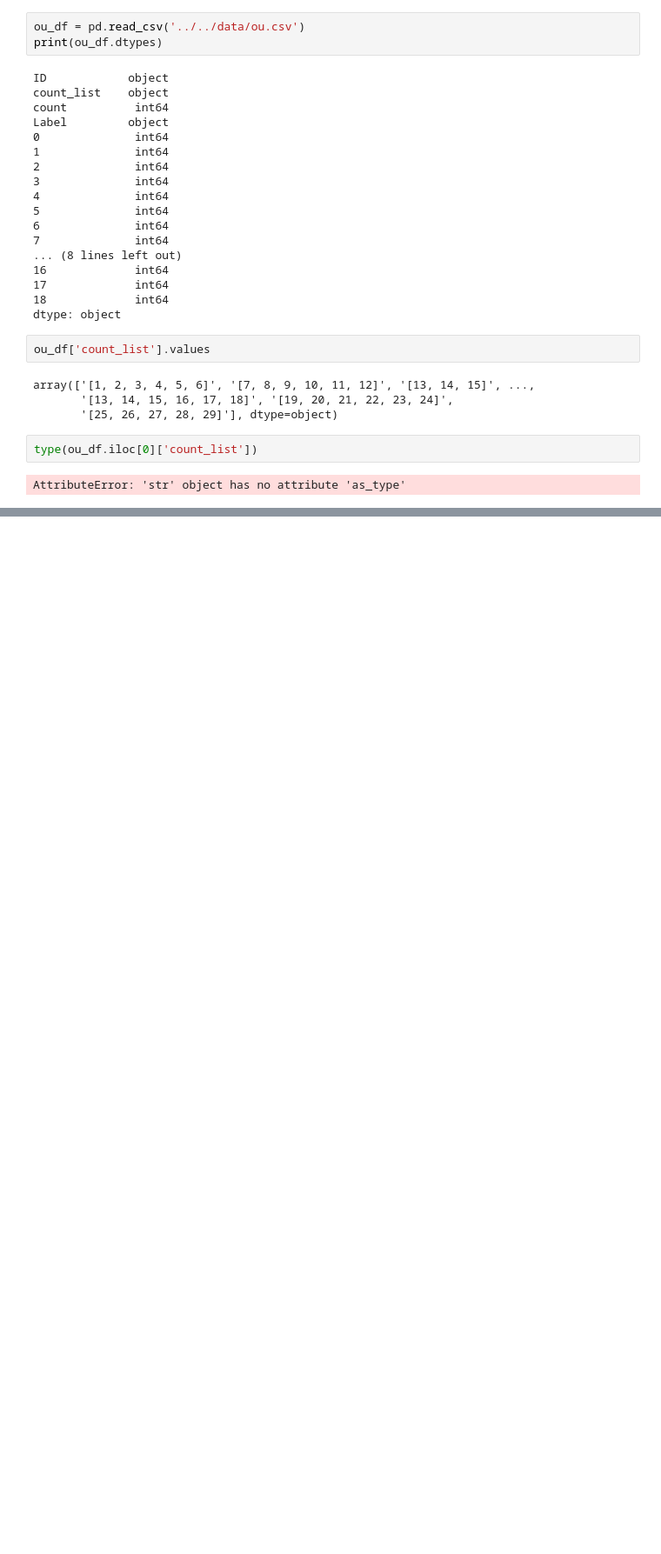
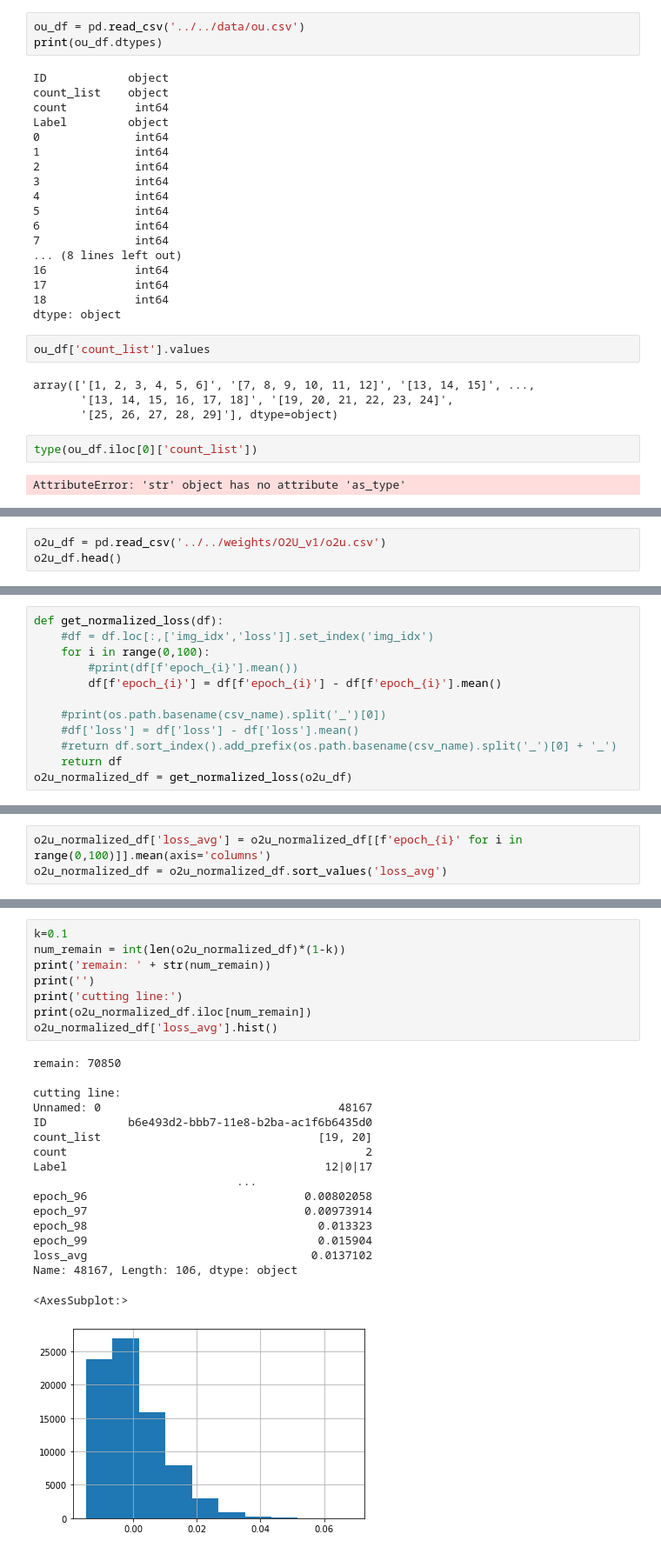
Before and after one commit to yuvaramsingh94/human_protein_atlas, a Jupyter notebook: code/notebook/o2u_analysis.ipynb, the cells around one changed output, grey strips where cells are left out. Shown at 87% size. Saved outputs shown, nothing was run; the diff lists cells and outputs as text; blank space fills up the shorter version.

```diff
--- a/code/notebook/o2u_analysis.ipynb
+++ b/code/notebook/o2u_analysis.ipynb
@@ -130,0 +133,3 @@ AttributeError: 'str' object has no attribute 'as_type'
+# %%
+o2u_df = pd.read_csv('../../weights/O2U_v1/o2u.csv')
+o2u_df.head()
@@ -130,0 +144,12 @@ AttributeError: 'str' object has no attribute 'as_type'
+# %%
+def get_normalized_loss(df):
+    #df = df.loc[:,['img_idx','loss']].set_index('img_idx')
+    for i in range(0,100):
+        #print(df[f'epoch_{i}'].mean())
+        df[f'epoch_{i}'] = df[f'epoch_{i}'] - df[f'epoch_{i}'].mean()
+
+    #print(os.path.basename(csv_name).split('_')[0])
+    #df['loss'] = df['loss'] - df['loss'].mean()
+    #return df.sort_index().add_prefix(os.path.basename(csv_name).split('_')[0] + '_')
+    return df
+o2u_normalized_df = get_normalized_loss(o2u_df)
@@ -130,0 +166,3 @@ AttributeError: 'str' object has no attribute 'as_type'
+# %%
+o2u_normalized_df['loss_avg'] = o2u_normalized_df[[f'epoch_{i}' for i in range(0,100)]].mean(axis='columns')
+o2u_normalized_df = o2u_normalized_df.sort_values('loss_avg')
@@ -130,0 +179,26 @@ AttributeError: 'str' object has no attribute 'as_type'
+# %%
+k=0.1
+num_remain = int(len(o2u_normalized_df)*(1-k))
+print('remain: ' + str(num_remain))
+print('')
+print('cutting line:')
+print(o2u_normalized_df.iloc[num_remain])
+o2u_normalized_df['loss_avg'].hist()
+# %% [output]
+remain: 70850
+
+cutting line:
+Unnamed: 0                                   48167
+ID            b6e493d2-bbb7-11e8-b2ba-ac1f6b6435d0
+count_list                                [19, 20]
+count                                            2
+Label                                      12|0|17
+                              ...
+epoch_96                                0.00802058
+epoch_97                                0.00973914
+epoch_98                                  0.013323
+epoch_99                                  0.015904
+loss_avg                                 0.0137102
+Name: 48167, Length: 106, dtype: object
+<AxesSubplot:>
+[figure, added]
```
Also changed, not shown: parts of 31 cells of this notebook, 14 other files.
